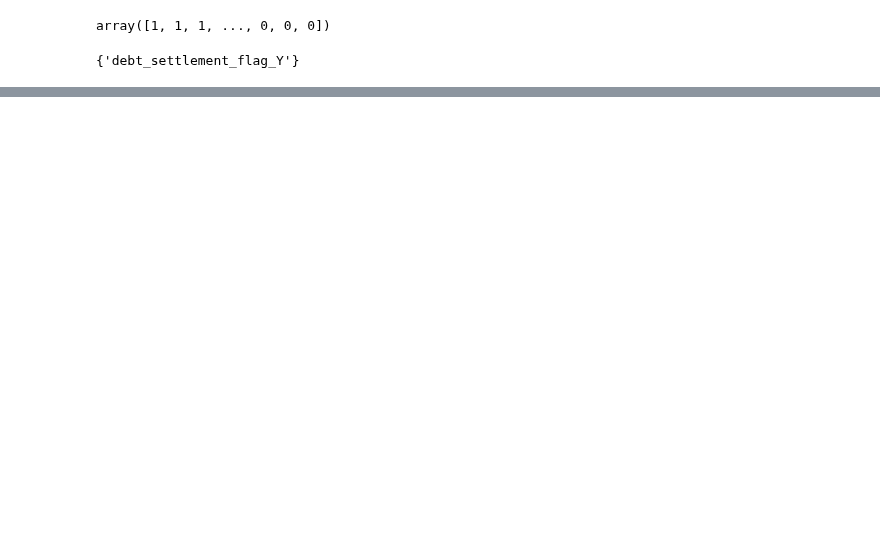
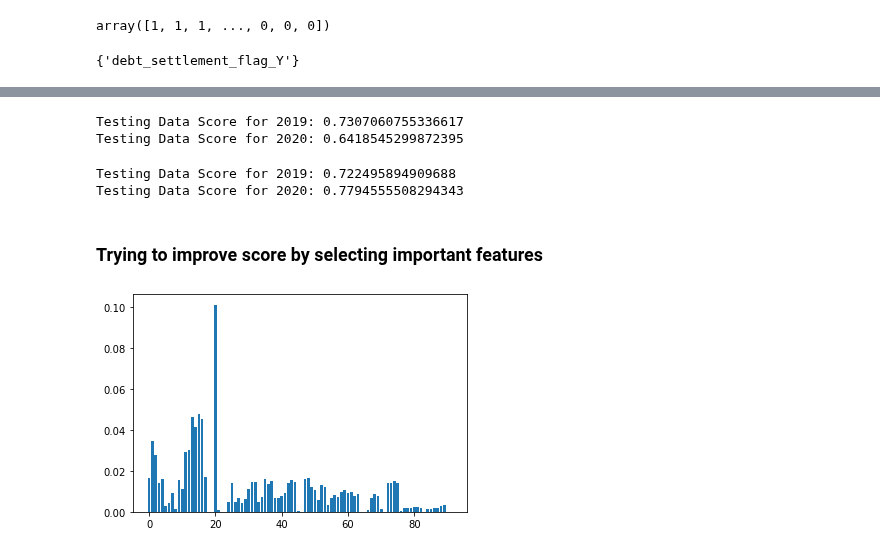
Before and after one commit to tamasree/Supervised-Machine-Learning-Predicting-Credit-Risk, a Jupyter notebook: Credit Risk Evaluator.ipynb, the cells around one changed output, grey strips where cells are left out. Cells and saved outputs as stored; diff of their text form; code cells hidden in the pictures; blank space fills up the shorter version.

```diff
--- a/Credit Risk Evaluator.ipynb
+++ b/Credit Risk Evaluator.ipynb
@@ -199,0 +220,9 @@ Testing Data Score: 0.6420672054444917
+# %%
+from sklearn.model_selection import GridSearchCV
+param_grid={'n_estimators':[5,10,50,100,150,200,250],
+            'max_depth':[1,5,10,11,15,20],
+            'max_samples': [50,100,500,1000]}
+# %%
+classifier= RandomForestClassifier()
+grid_clf=GridSearchCV(classifier,param_grid)
+grid_clf.fit(X_train_scaled,y_train)
@@ -199,0 +258,26 @@ Testing Data Score: 0.6420672054444917
+# %%
+classifier=RandomForestClassifier(random_state=1,n_estimators=50,max_depth=8,max_samples=500,min_samples_split=3).fit(X_train_2019_scaled,y_train_2019)
+
+print(f"Testing Data Score for 2019: {classifier.score(X_test_2019_scaled,y_test_2019)}")
+print(f"Testing Data Score for 2020: {classifier.score(X_test_2020_scaled,y_test)}")
+# %% [output]
+Testing Data Score for 2019: 0.7307060755336617
+Testing Data Score for 2020: 0.6418545299872395
+# %%
+classifier=LogisticRegression(max_iter=1000,C=.75,class_weight='balanced',random_state=1).fit(X_train_2019_scaled,y_train_2019)
+
+print(f"Testing Data Score for 2019: {classifier.score(X_test_2019_scaled,y_test_2019)}")
+print(f"Testing Data Score for 2020: {classifier.score(X_test_2020_scaled,y_test)}")
+# %% [output]
+Testing Data Score for 2019: 0.722495894909688
+Testing Data Score for 2020: 0.7794555508294343
+# %% [markdown]
+### Trying to improve score by selecting important features
+# %%
+classifier=RandomForestClassifier(random_state=1,n_estimators=50).fit(X_train_scaled,y_train)
+features=classifier.feature_importances_
+# %%
+plt.bar(x=range(len(features)),height=features)
+plt.show()
+# %% [output]
+[figure, added]
```
Also changed, not shown: parts of 25 cells of this notebook.
